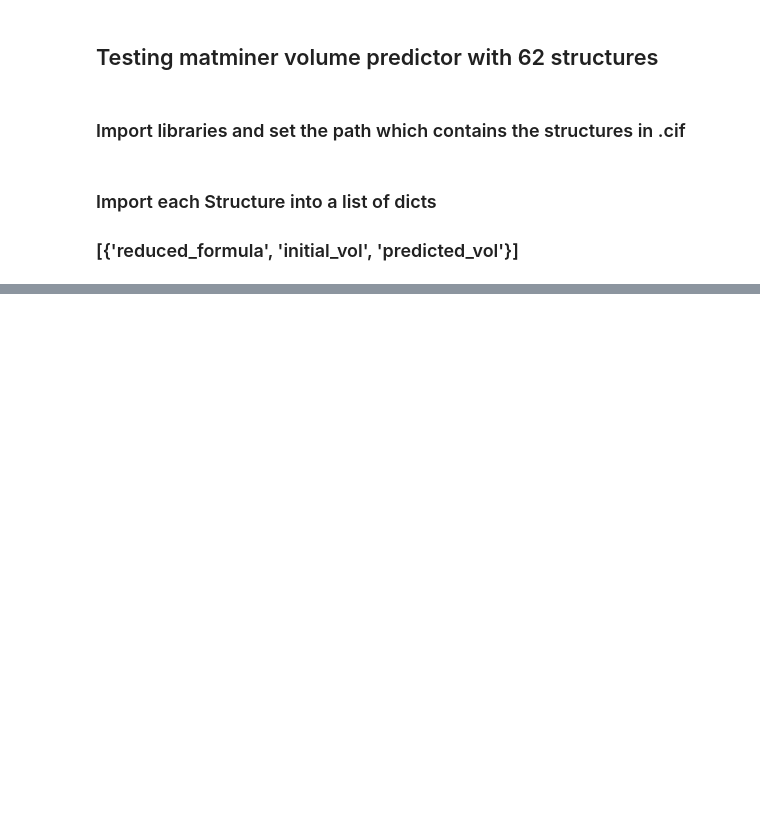
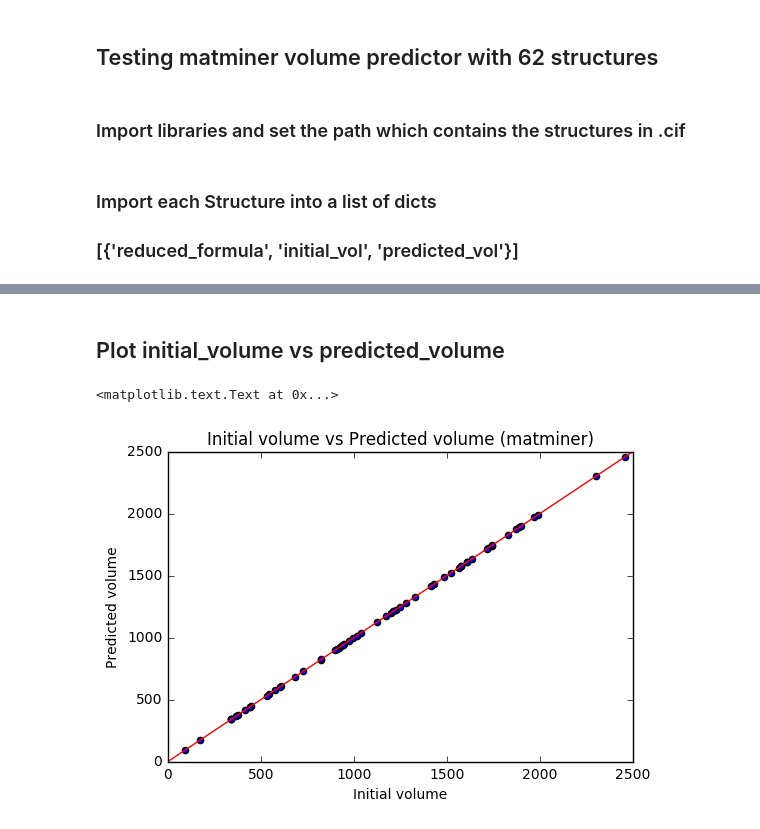
Before and after one commit to sayanroyc/HackingMaterials, a Jupyter notebook: VolumePredictor/initial_relaxed_predicted_graphs.ipynb, the cells around one changed output, grey strips where cells are left out. Saved outputs shown, nothing was run; the diff lists cells and outputs as text; code cells hidden in the pictures; blank space fills up the shorter version.

```diff
--- a/VolumePredictor/initial_relaxed_predicted_graphs.ipynb
+++ b/VolumePredictor/initial_relaxed_predicted_graphs.ipynb
@@ -46,0 +65,15 @@ plt.scatter(r_v['relaxed_volume'], r_v['predicted_volume'])
+# %% [markdown]
+## Plot initial_volume vs predicted_volume
+# %%
+plt.scatter(v['initial_volume'], v['predicted_volume'])
+# plot x = y since predicted_volume should (theoretically) match
+x = [0, 2500]
+y = [0, 2500]
+plt.plot(x,y,'r')
+plt.axis([0, 2500, 0, 2500]) # set axes length
+plt.xlabel('Initial volume')
+plt.ylabel('Predicted volume')
+plt.title('Initial volume vs Predicted volume (matminer)')
+# %% [output]
+<matplotlib.text.Text at 0x...>
+[figure, added]
```
Also changed, not shown: parts of 8 cells of this notebook.
